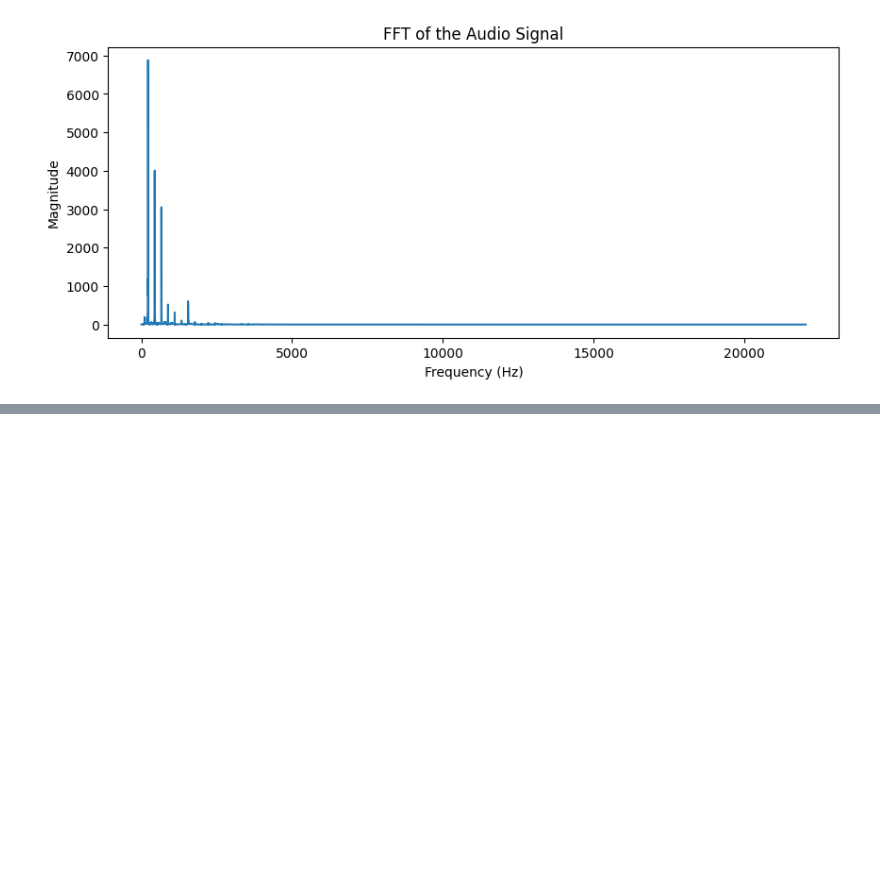
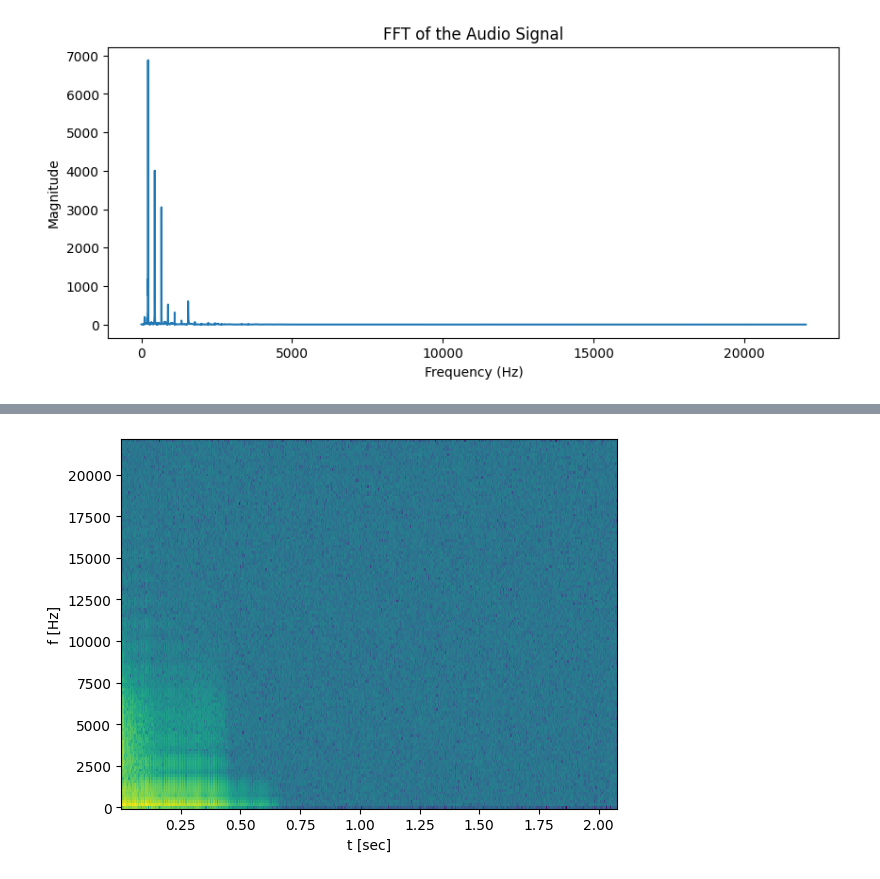
Before and after one commit to NgDucHieus/Audio_classification, a Jupyter notebook: Instrument.ipynb, the cells around one changed output, grey strips where cells are left out. Cells and saved outputs as stored; diff of their text form; code cells hidden in the pictures; blank space fills up the shorter version.

```diff
--- a/Instrument.ipynb
+++ b/Instrument.ipynb
@@ -87,0 +180,16 @@ plt.show()
+# %%
+from scipy.io import wavfile
+from scipy import signal
+import numpy as np
+import matplotlib.pyplot as plt
+
+sf, audio = wavfile.read('test_bass_drum.wav')
+# sig = np.mean(audio, axis=1)
+f, t, Sxx = signal.spectrogram(audio, sf, scaling='spectrum')
+
+plt.pcolormesh(t, f, np.log10(Sxx))
+plt.ylabel('f [Hz]')
+plt.xlabel('t [sec]')
+plt.show()
+# %% [output]
+[figure, added]
```
Also changed, not shown: parts of 16 cells of this notebook, 10 other files.
